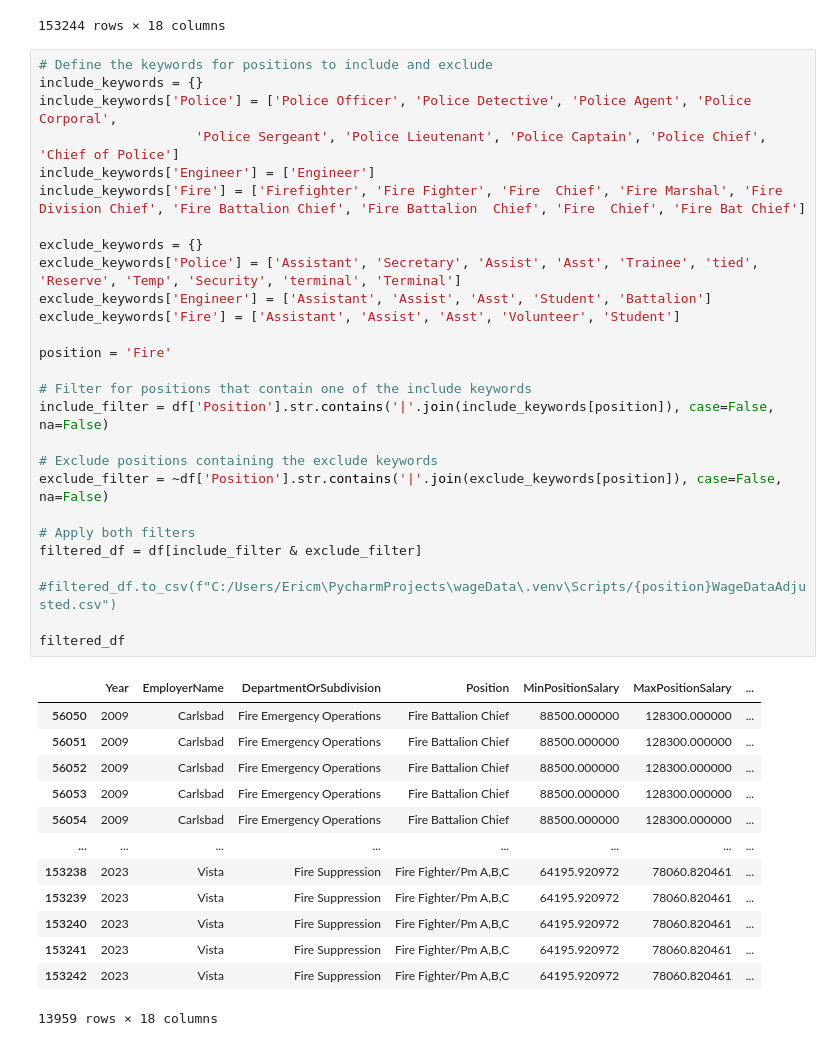
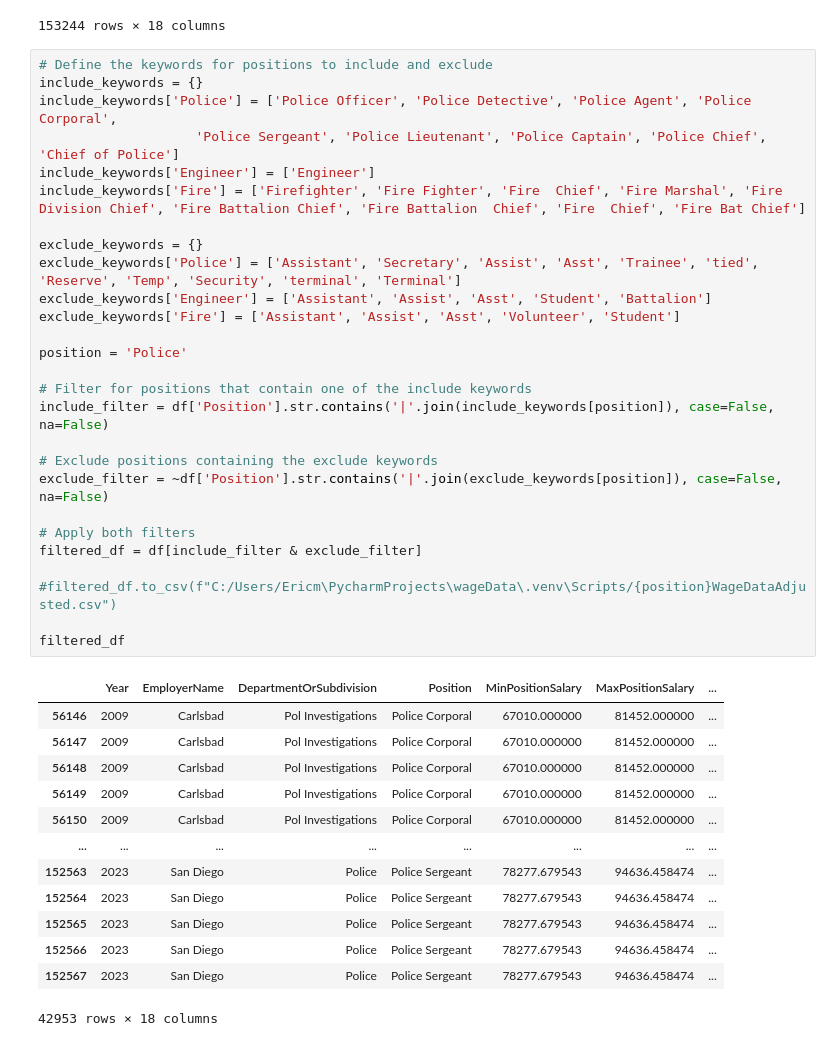
Before and after one commit to BrianLiu1319/San-Diego-County-Quid-Pro-Quo-Wage-Analysis, a Jupyter notebook: WageVsVacancies.ipynb, the cells around one changed output. Cells and saved outputs as stored; diff of their text form.

```diff
--- a/WageVsVacancies.ipynb
+++ b/WageVsVacancies.ipynb
@@ -26,44 +26,44 @@ df
 # %%
 # Define the keywords for positions to include and exclude
 include_keywords = {}
 include_keywords['Police'] = ['Police Officer', 'Police Detective', 'Police Agent', 'Police Corporal',
                     'Police Sergeant', 'Police Lieutenant', 'Police Captain', 'Police Chief', 'Chief of Police']
 include_keywords['Engineer'] = ['Engineer']
 include_keywords['Fire'] = ['Firefighter', 'Fire Fighter', 'Fire  Chief', 'Fire Marshal', 'Fire Division Chief', 'Fire Battalion Chief', 'Fire Battalion  Chief', 'Fire  Chief', 'Fire Bat Chief']
 
 exclude_keywords = {}
 exclude_keywords['Police'] = ['Assistant', 'Secretary', 'Assist', 'Asst', 'Trainee', 'tied', 'Reserve', 'Temp', 'Security', 'terminal', 'Terminal']
 exclude_keywords['Engineer'] = ['Assistant', 'Assist', 'Asst', 'Student', 'Battalion']
 exclude_keywords['Fire'] = ['Assistant', 'Assist', 'Asst', 'Volunteer', 'Student']
 
-position = 'Fire'
+position = 'Police'
 
 # Filter for positions that contain one of the include keywords
 include_filter = df['Position'].str.contains('|'.join(include_keywords[position]), case=False, na=False)
 
 # Exclude positions containing the exclude keywords
 exclude_filter = ~df['Position'].str.contains('|'.join(exclude_keywords[position]), case=False, na=False)
 
 # Apply both filters
 filtered_df = df[include_filter & exclude_filter]
 
 #filtered_df.to_csv(f"C:/Users/Ericm\PycharmProjects\wageData\.venv\Scripts/{position}WageDataAdjusted.csv")
 
 filtered_df
 # %% [output]
 |  | Year | EmployerName | DepartmentOrSubdivision | Position | MinPositionSalary | MaxPositionSalary | ... |
-| 56050 | 2009 | Carlsbad | Fire Emergency Operations | Fire Battalion Chief | 88500.000000 | 128300.000000 | ... |
-| 56051 | 2009 | Carlsbad | Fire Emergency Operations | Fire Battalion Chief | 88500.000000 | 128300.000000 | ... |
-| 56052 | 2009 | Carlsbad | Fire Emergency Operations | Fire Battalion Chief | 88500.000000 | 128300.000000 | ... |
-| 56053 | 2009 | Carlsbad | Fire Emergency Operations | Fire Battalion Chief | 88500.000000 | 128300.000000 | ... |
-| 56054 | 2009 | Carlsbad | Fire Emergency Operations | Fire Battalion Chief | 88500.000000 | 128300.000000 | ... |
+| 56146 | 2009 | Carlsbad | Pol Investigations | Police Corporal | 67010.000000 | 81452.000000 | ... |
+| 56147 | 2009 | Carlsbad | Pol Investigations | Police Corporal | 67010.000000 | 81452.000000 | ... |
+| 56148 | 2009 | Carlsbad | Pol Investigations | Police Corporal | 67010.000000 | 81452.000000 | ... |
+| 56149 | 2009 | Carlsbad | Pol Investigations | Police Corporal | 67010.000000 | 81452.000000 | ... |
+| 56150 | 2009 | Carlsbad | Pol Investigations | Police Corporal | 67010.000000 | 81452.000000 | ... |
 | ... | ... | ... | ... | ... | ... | ... | ... |
-| 153238 | 2023 | Vista | Fire Suppression | Fire Fighter/Pm A,B,C | 64195.920972 | 78060.820461 | ... |
-| 153239 | 2023 | Vista | Fire Suppression | Fire Fighter/Pm A,B,C | 64195.920972 | 78060.820461 | ... |
-| 153240 | 2023 | Vista | Fire Suppression | Fire Fighter/Pm A,B,C | 64195.920972 | 78060.820461 | ... |
-| 153241 | 2023 | Vista | Fire Suppression | Fire Fighter/Pm A,B,C | 64195.920972 | 78060.820461 | ... |
-| 153242 | 2023 | Vista | Fire Suppression | Fire Fighter/Pm A,B,C | 64195.920972 | 78060.820461 | ... |
+| 152563 | 2023 | San Diego | Police | Police Sergeant | 78277.679543 | 94636.458474 | ... |
+| 152564 | 2023 | San Diego | Police | Police Sergeant | 78277.679543 | 94636.458474 | ... |
+| 152565 | 2023 | San Diego | Police | Police Sergeant | 78277.679543 | 94636.458474 | ... |
+| 152566 | 2023 | San Diego | Police | Police Sergeant | 78277.679543 | 94636.458474 | ... |
+| 152567 | 2023 | San Diego | Police | Police Sergeant | 78277.679543 | 94636.458474 | ... |
-13959 rows × 18 columns
+42953 rows × 18 columns
 # %%
 filtered_df['Position'].unique()
 # %% [output]
```
Also changed, not shown: parts of 6 cells of this notebook.
